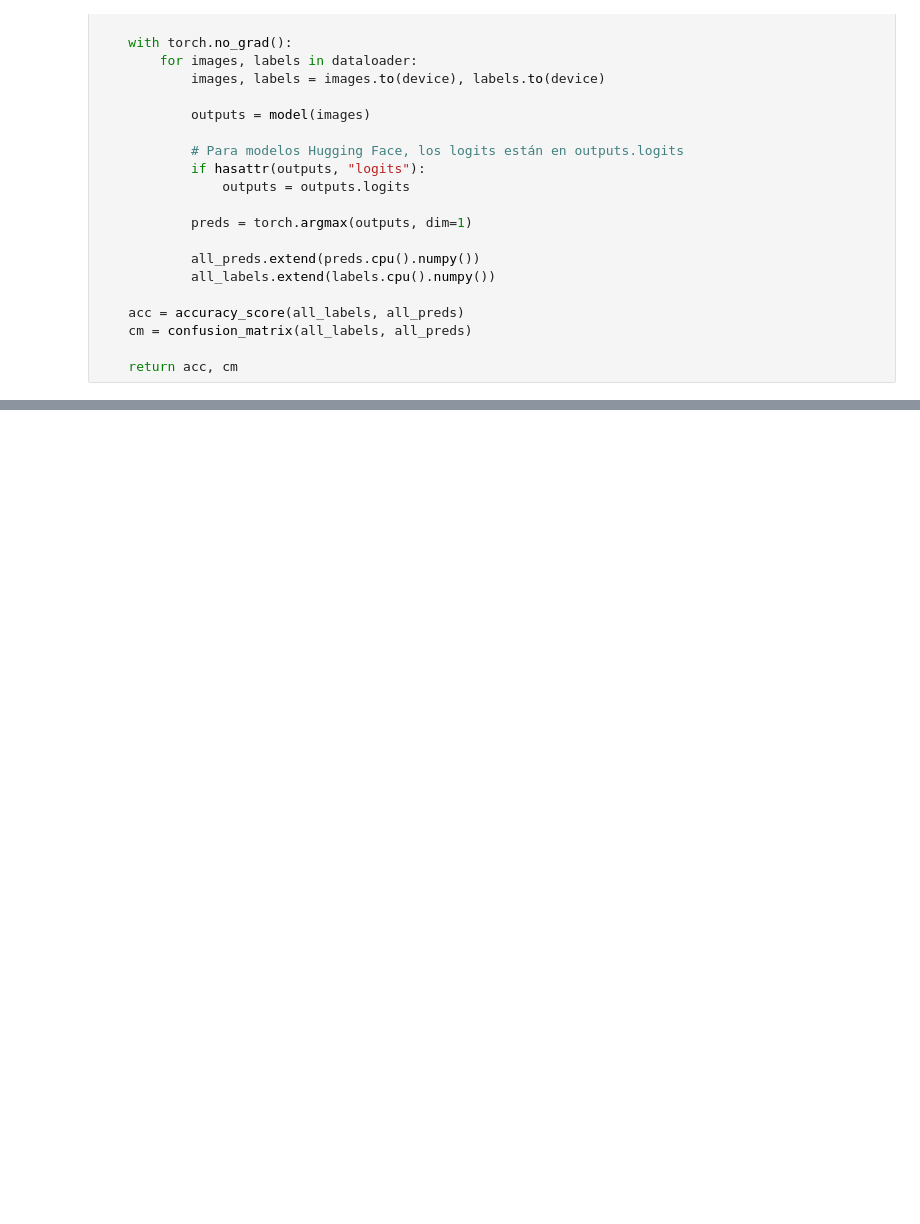
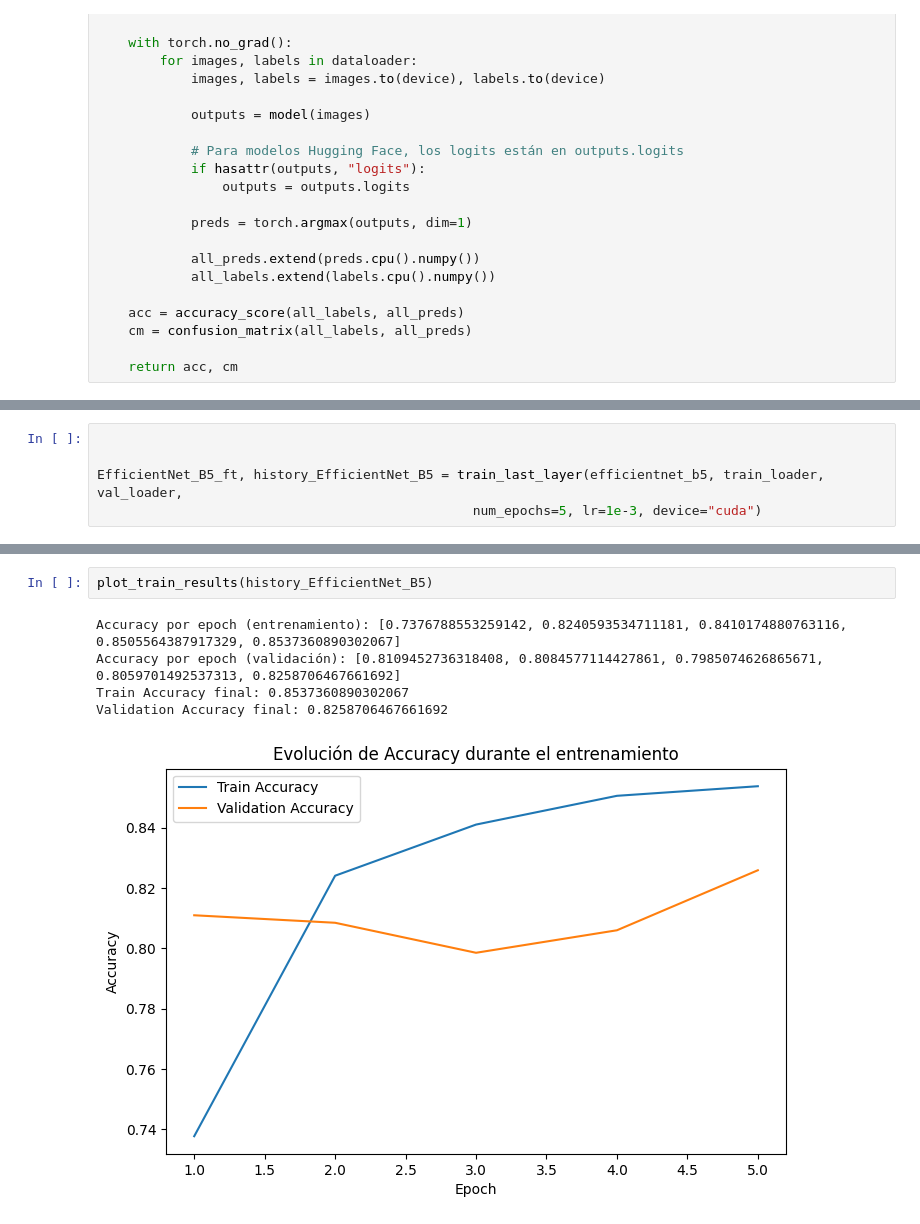
Before and after one commit to NicolasSalinasR/CNN_imagen_satelital, a Jupyter notebook: CNNS_para_deteccion_de_incendios_forestales.ipynb, the cells around one changed output, grey strips where cells are left out. Drawn from its saved outputs; the diff is of its cells as text; blank space fills up the shorter version.

```diff
--- a/CNNS_para_deteccion_de_incendios_forestales.ipynb
+++ b/CNNS_para_deteccion_de_incendios_forestales.ipynb
@@ -358,0 +472,5 @@ Confusion Matrix:
+# %%
+
+
+EfficientNet_B5_ft, history_EfficientNet_B5 = train_last_layer(efficientnet_b5, train_loader, val_loader,
+                                                num_epochs=5, lr=1e-3, device="cuda")
@@ -358,0 +518,8 @@ Confusion Matrix:
+# %%
+plot_train_results(history_EfficientNet_B5)
+# %% [output]
+Accuracy por epoch (entrenamiento): [0.7376788553259142, 0.8240593534711181, 0.8410174880763116, 0.8505564387917329, 0.8537360890302067]
+Accuracy por epoch (validación): [0.8109452736318408, 0.8084577114427861, 0.7985074626865671, 0.8059701492537313, 0.8258706467661692]
+Train Accuracy final: 0.8537360890302067
+Validation Accuracy final: 0.8258706467661692
+[figure, added]
```
Also changed, not shown: parts of 18 cells of this notebook.
